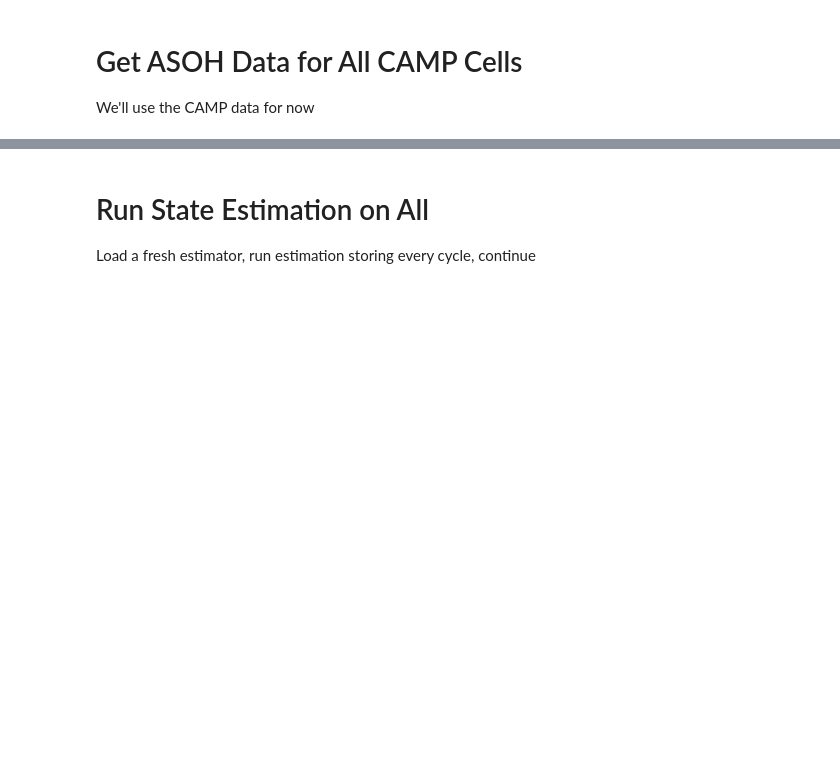
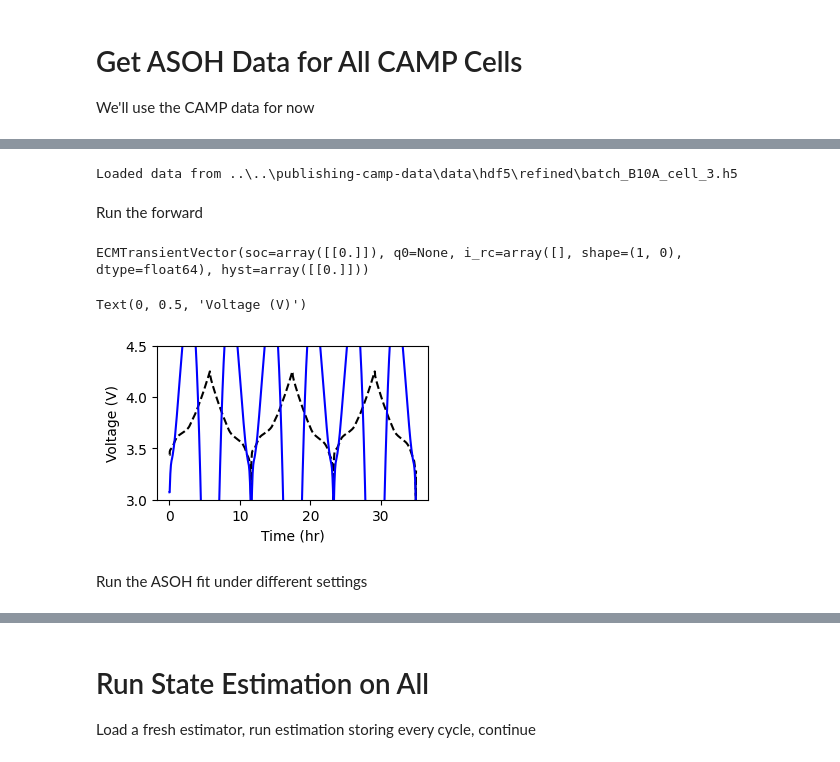
Before and after one commit to ROVI-org/services-demonstration, a Jupyter notebook: preparation/0_make-asoh-training-set.ipynb, the cells around one changed output, grey strips where cells are left out. Saved outputs shown, nothing was run; the diff lists cells and outputs as text; code cells hidden in the pictures; blank space fills up the shorter version.

```diff
--- a/preparation/0_make-asoh-training-set.ipynb
+++ b/preparation/0_make-asoh-training-set.ipynb
@@ -13,7 +20,7 @@ import numpy as np
 import warnings
 # %%
 camp_dir = Path('../../publishing-camp-data/data/hdf5/refined')
-estimator_path = Path('../tests/files/example-estimator.py')
+estimator_path = Path('../tests/files/diagnosis/example-estimator.py')
 write_dir = Path('asoh-estimates')
 # %%
 write_dir.mkdir(exist_ok=True, parents=True)
@@ -19,0 +30,41 @@ write_dir.mkdir(exist_ok=True, parents=True)
+# %%
+ex_path = next(camp_dir.rglob('*h5'))
+ex_data = CellDataset.from_hdf(ex_path)
+ex_data.tables['raw_data'] = ex_data.raw_data.query('cycle_number < 4')
+print(f'Loaded data from {ex_path}')
+# %% [output]
+Loaded data from ..\..\publishing-camp-data\data\hdf5\refined\batch_B10A_cell_3.h5
+# %%
+asoh = load_variable(estimator_path.read_text(), 'initial_asoh', working_dir=estimator_path.parent)
+state = load_variable(estimator_path.read_text(), 'initial_transients', working_dir=estimator_path.parent)
+perform_offline_estimation = load_variable(estimator_path.read_text(), 'perform_offline_estimation', working_dir=estimator_path.parent)
+before_asoh = asoh.model_copy(deep=True)
+# %% [markdown]
+Run the forward
+# %%
+state
+# %% [output]
+ECMTransientVector(soc=array([[0.]]), q0=None, i_rc=array([], shape=(1, 0), dtype=float64), hyst=array([[0.]]))
+# %%
+before_v = run_model(
+    model=EquivalentCircuitModel(),
+    asoh=before_asoh,
+    state_0=state,
+    dataset=ex_data
+)
+# %%
+fig, ax = plt.subplots(figsize=(3.5, 2.))
+
+tt = ex_data.raw_data['test_time'] / 3600.
+ax.plot(tt - tt.min(), ex_data.raw_data['voltage'], 'k--')
+ax.plot(tt - tt.min(), before_v, 'b-')
+
+ax.set_ylim([3, 4.5])
+
+ax.set_xlabel('Time (hr)')
+ax.set_ylabel('Voltage (V)')
+# %% [output]
+Text(0, 0.5, 'Voltage (V)')
+[figure, added]
+# %% [markdown]
+Run the ASOH fit under different settings
```
Also changed, not shown: parts of 10 cells of this notebook, 14 other files.
